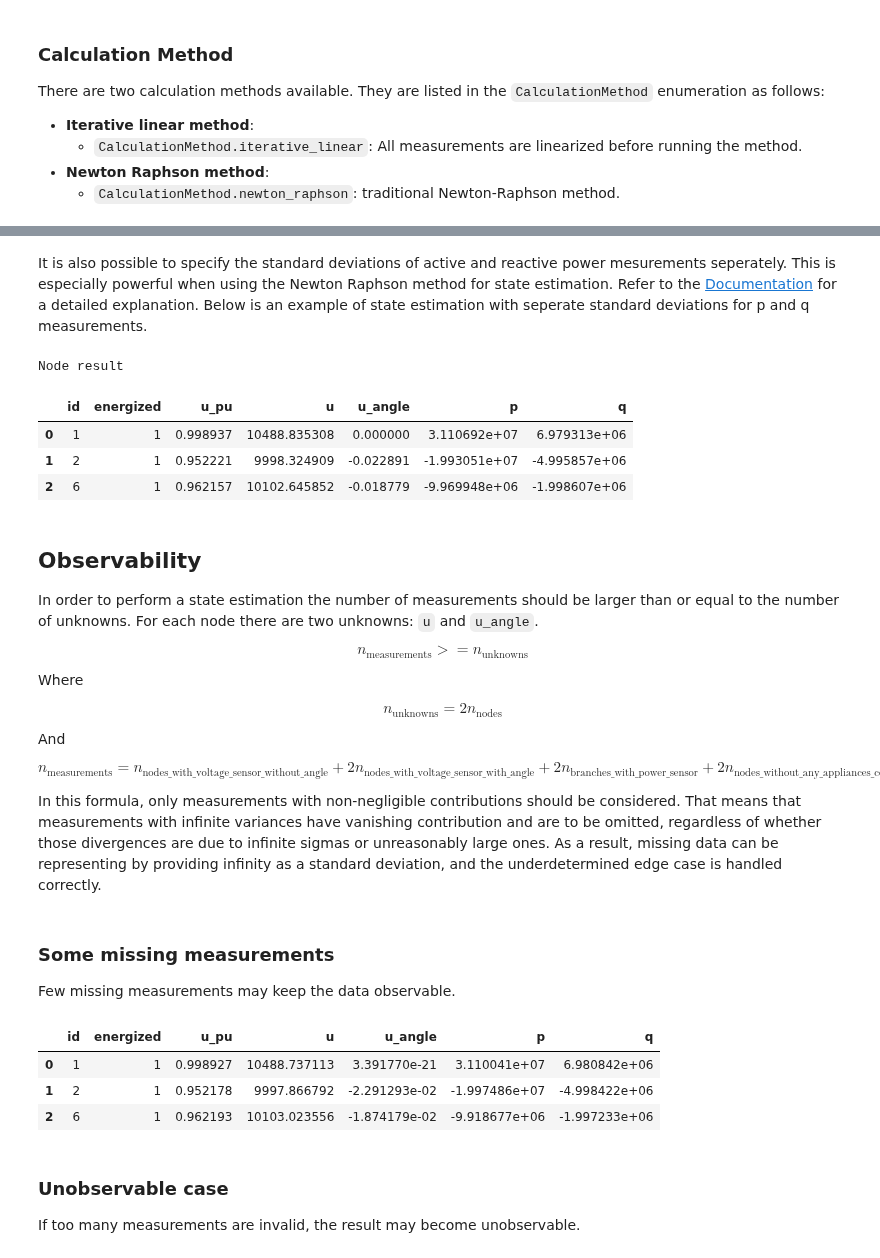
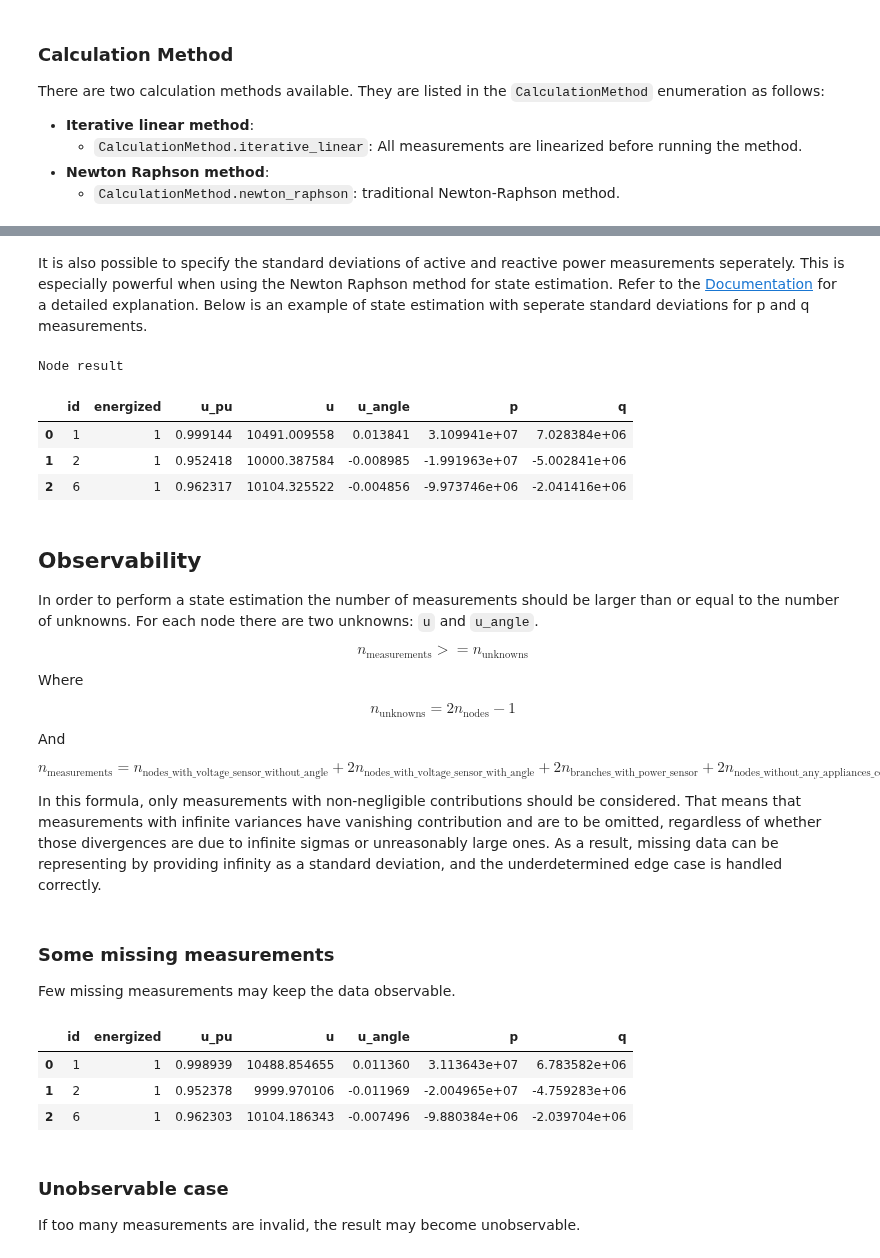
Before and after one commit to PowerGridModel/power-grid-model-workshop, a Jupyter notebook: examples/State Estimation Example.ipynb, the cells around one changed output, grey strips where cells are left out. Saved outputs shown, nothing was run; the diff lists cells and outputs as text; code cells hidden in the pictures.

Commit message:
Update the examples
Signed-off-by: GitHub Actions Bot <actions@github.com>

```diff
--- a/examples/State Estimation Example.ipynb
+++ b/examples/State Estimation Example.ipynb
@@ -199,54 +220,43 @@ Node result
 # %% [markdown]
-It is also possible to specify the standard deviations of active and reactive power mesurements seperately. This is especially powerful when using the Newton Raphson method for state estimation. Refer to the [Documentation](https://power-grid-model.readthedocs.io/en/stable/user_manual/calculations.html) for a detailed explanation. Below is an example of state estimation with seperate standard deviations for p and q measurements.
+It is also possible to specify the standard deviations of active and reactive power measurements seperately. This is especially powerful when using the Newton Raphson method for state estimation. Refer to the [Documentation](https://power-grid-model.readthedocs.io/en/stable/user_manual/calculations.html) for a detailed explanation. Below is an example of state estimation with seperate standard deviations for p and q measurements.
 # %%
 # power sensor
-sym_power_sensor2 = initialize_array(DatasetType.input, ComponentType.sym_power_sensor, 8)
-sym_power_sensor2["id"] = [14, 15, 16, 17, 18, 19, 20, 21]
-sym_power_sensor2["measured_object"] = [3, 3, 5, 5, 8, 8, 4, 6]
+sym_power_sensor2 = initialize_array(DatasetType.input, ComponentType.sym_power_sensor, 5)
+sym_power_sensor2["id"] = [14, 15, 16, 17, 18]
+sym_power_sensor2["measured_object"] = [3, 5, 8, 4, 6]
 sym_power_sensor2["measured_terminal_type"] = [
-    MeasuredTerminalType.branch_from,
-    MeasuredTerminalType.branch_to,
-    MeasuredTerminalType.branch_from,
     MeasuredTerminalType.branch_to,
     MeasuredTerminalType.branch_from,
     MeasuredTerminalType.branch_to,
     MeasuredTerminalType.load,
     MeasuredTerminalType.node,
 ]
-sym_power_sensor2["p_measured"] = [1.73e07, -1.66e07, -3.36e06, 3.39e06, 1.38e07, -1.33e07, 20e6, -10e6]
-sym_power_sensor2["q_measured"] = [4.07e06, -3.82e06, -1.17e06, 8.86e05, 2.91e06, -2.88e06, 5e6, -2e6]
-sym_power_sensor2["p_sigma"] = [
-    1.0e3,
-    1.0e3,
-    1.0e4,
-    1.0e3,
-    1.0e4,
-    1.0e3,
-    1.0e4,
-    1.0e3,
-]  # define different standard deviations for p and q measurements
-sym_power_sensor2["q_sigma"] = [1.0e4, 1.0e4, 1.0e3, 1.0e4, 1.0e3, 1.0e4, 1.0e3, 1.0e4]
+sym_power_sensor2["p_measured"] = [-1.66e07, -3.36e06, -1.33e07, 20e6, -10e6]
+sym_power_sensor2["q_measured"] = [-3.82e06, -1.17e06, -2.88e06, 5e6, -2e6]
+# define different standard deviations for p and q measurements
+sym_power_sensor2["p_sigma"] = [1.0e3, 1.0e4, 1.0e3, 1.0e4, 1.0e3]
+sym_power_sensor2["q_sigma"] = [1.0e4, 1.0e3, 1.0e4, 1.0e3, 1.0e4]
 
 # all
 input_data2 = {
     ComponentType.node: node,
     ComponentType.line: line,
     ComponentType.sym_load: sym_load,
     ComponentType.source: source,
     ComponentType.sym_voltage_sensor: sym_voltage_sensor,
     ComponentType.sym_power_sensor: sym_power_sensor2,
 }
 
 model2 = PowerGridModel(input_data2)
 output_data_NR2 = model2.calculate_state_estimation(symmetric=True, calculation_method=CalculationMethod.newton_raphson)
 print("Node result")
 display(pd.DataFrame(output_data_NR2[ComponentType.node]))
 # %% [output]
 Node result
 |  | id | energized | u_pu | u | u_angle | p | q |
-| 0 | 1 | 1 | 0.998937 | 10488.835308 | 0.000000 | 3.110692e+07 | 6.979313e+06 |
-| 1 | 2 | 1 | 0.952221 | 9998.324909 | -0.022891 | -1.993051e+07 | -4.995857e+06 |
-| 2 | 6 | 1 | 0.962157 | 10102.645852 | -0.018779 | -9.969948e+06 | -1.998607e+06 |
+| 0 | 1 | 1 | 0.999144 | 10491.009558 | 0.013841 | 3.109941e+07 | 7.028384e+06 |
+| 1 | 2 | 1 | 0.952418 | 10000.387584 | -0.008985 | -1.991963e+07 | -5.002841e+06 |
+| 2 | 6 | 1 | 0.962317 | 10104.325522 | -0.004856 | -9.973746e+06 | -2.041416e+06 |
 # %% [markdown]
 ## Observability
 
@@ -256,7 +266,7 @@ $$n_{\text{measurements}} >= n_{\text{unknowns}}$$
 
 Where
 
-$$n_{\text{unknowns}} = 2 n_{\text{nodes}} $$
+$$n_{\text{unknowns}} = 2 n_{\text{nodes}} - 1 $$
 
 And
 
@@ -274,7 +284,7 @@ sym_voltage_sensor_update["id"] = 13
 sym_voltage_sensor_update["u_sigma"] = np.inf  # disable this sensor
 
 sym_power_sensor_update = initialize_array(DatasetType.update, ComponentType.sym_power_sensor, 1)
-sym_power_sensor_update["id"] = 21
+sym_power_sensor_update["id"] = 18
 sym_power_sensor_update["power_sigma"] = np.inf  # disable this sensor
 
 update_data = {
@@ -292,9 +302,9 @@ display(pd.DataFrame(output_data[ComponentType.node]))
 model = PowerGridModel(input_data)
 # %% [output]
 |  | id | energized | u_pu | u | u_angle | p | q |
-| 0 | 1 | 1 | 0.998927 | 10488.737113 | 3.391770e-21 | 3.110041e+07 | 6.980842e+06 |
-| 1 | 2 | 1 | 0.952178 | 9997.866792 | -2.291293e-02 | -1.997486e+07 | -4.998422e+06 |
-| 2 | 6 | 1 | 0.962193 | 10103.023556 | -1.874179e-02 | -9.918677e+06 | -1.997233e+06 |
+| 0 | 1 | 1 | 0.998939 | 10488.854655 | 0.011360 | 3.113643e+07 | 6.783582e+06 |
+| 1 | 2 | 1 | 0.952378 | 9999.970106 | -0.011969 | -2.004965e+07 | -4.759283e+06 |
+| 2 | 6 | 1 | 0.962303 | 10104.186343 | -0.007496 | -9.880384e+06 | -2.039704e+06 |
 # %% [markdown]
 ### Unobservable case
 
```
Also changed, not shown: parts of 10 cells of this notebook.
